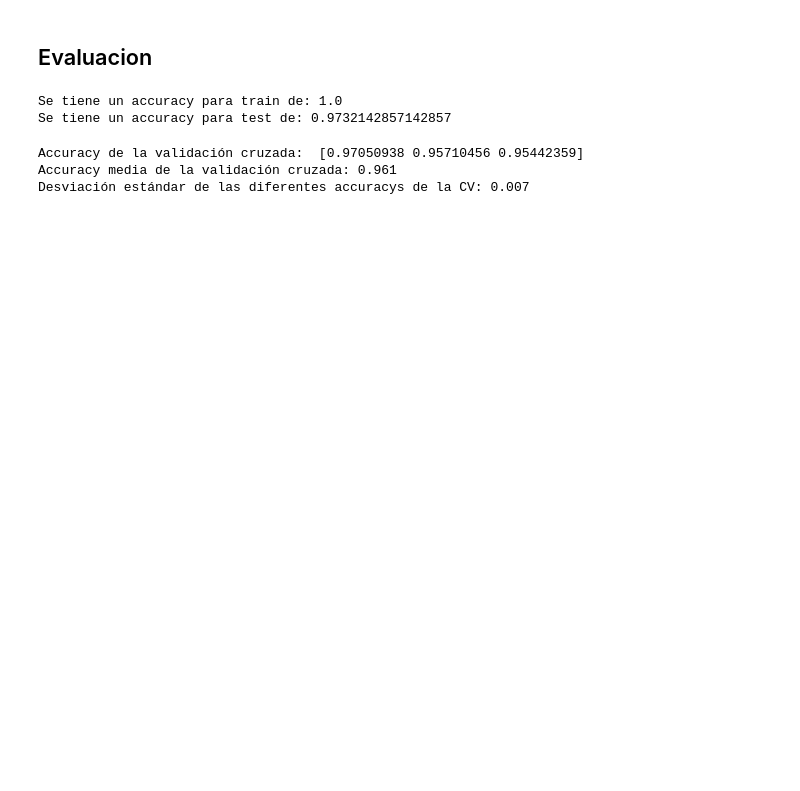
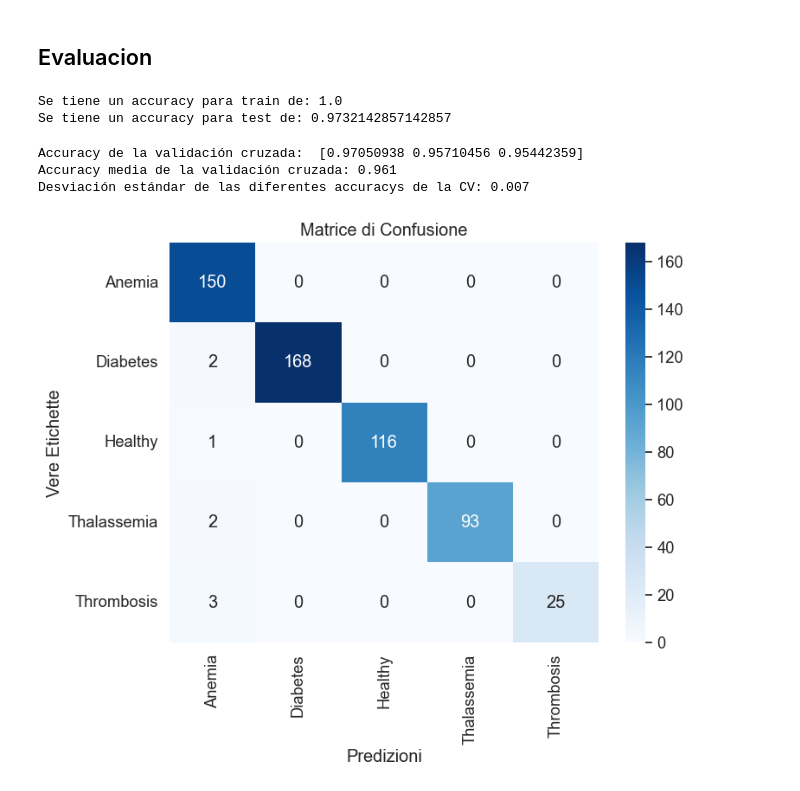
Before and after one commit to mariasuarezq/Multi_Agent_Model_for_Disease_Diagnosis_and_Classification, a Jupyter notebook: src/models_training/disease_classification/disease_classification.ipynb, the cells around one changed output. Drawn from its saved outputs; the diff is of its cells as text; code cells hidden in the pictures; blank space fills up the shorter version.

```diff
--- a/src/models_training/disease_classification/disease_classification.ipynb
+++ b/src/models_training/disease_classification/disease_classification.ipynb
@@ -487,3 +620,21 @@ print("Desviación estándar de las diferentes accuracys de la CV: %.3f" % np.st
 Accuracy de la validación cruzada:  [0.97050938 0.95710456 0.95442359]
 Accuracy media de la validación cruzada: 0.961
 Desviación estándar de las diferentes accuracys de la CV: 0.007
+# %%
+# Converti le etichette da one-hot encoding a etichette numeriche
+y_test_classes = np.argmax(y_test_encoded, axis=1)
+y_pred_classes = np.argmax(y_test_pred_xgb, axis=1)
+
+# Calcola la matrice di confusione
+cm = confusion_matrix(y_test_classes, y_pred_classes)
+class_names = encoder.categories_[0]
+
+# Visualizzare la matrice di confusione usando heatmap
+plt.figure(figsize=(8, 6))
+sns.heatmap(cm, annot=True, fmt='g', cmap='Blues', xticklabels=class_names, yticklabels=class_names)
+plt.xlabel('Predizioni')
+plt.ylabel('Vere Etichette')
+plt.title('Matrice di Confusione')
+plt.show()
+# %% [output]
+[figure, added]
```
Also changed, not shown: parts of 26 cells of this notebook, 1 other file.
